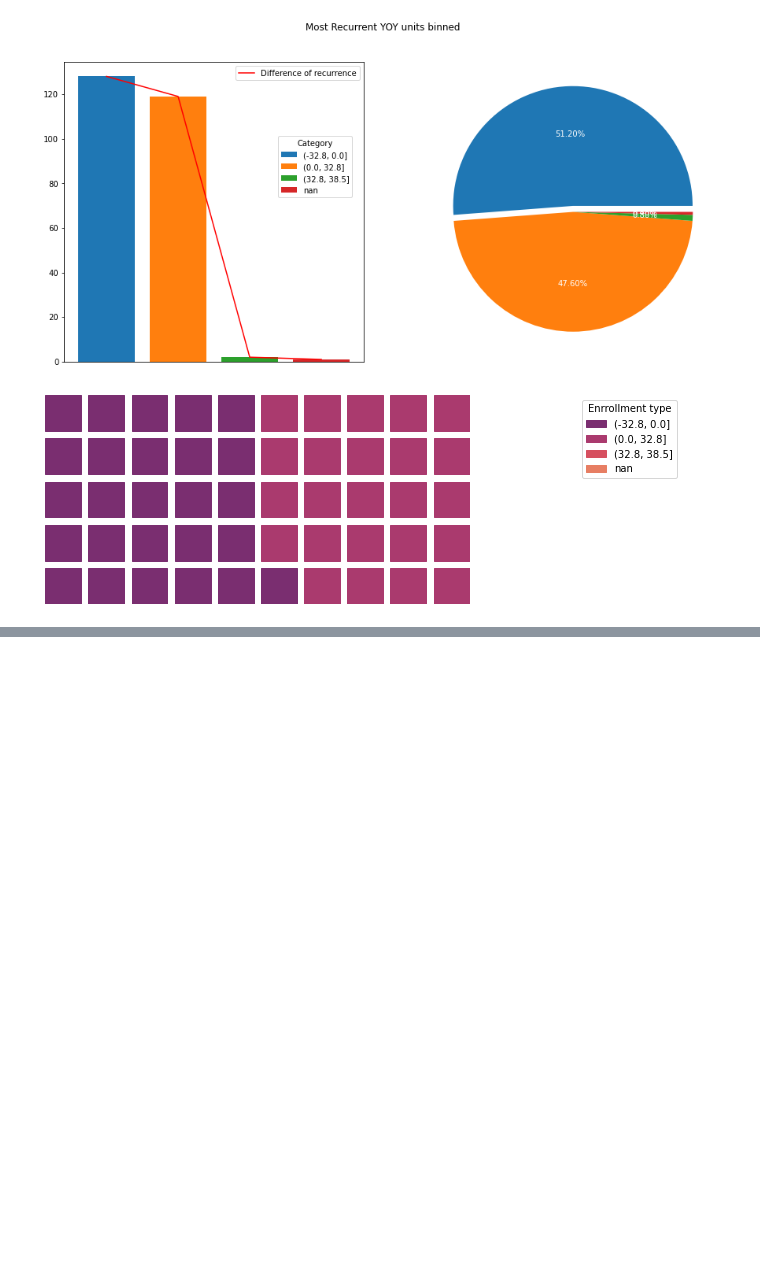
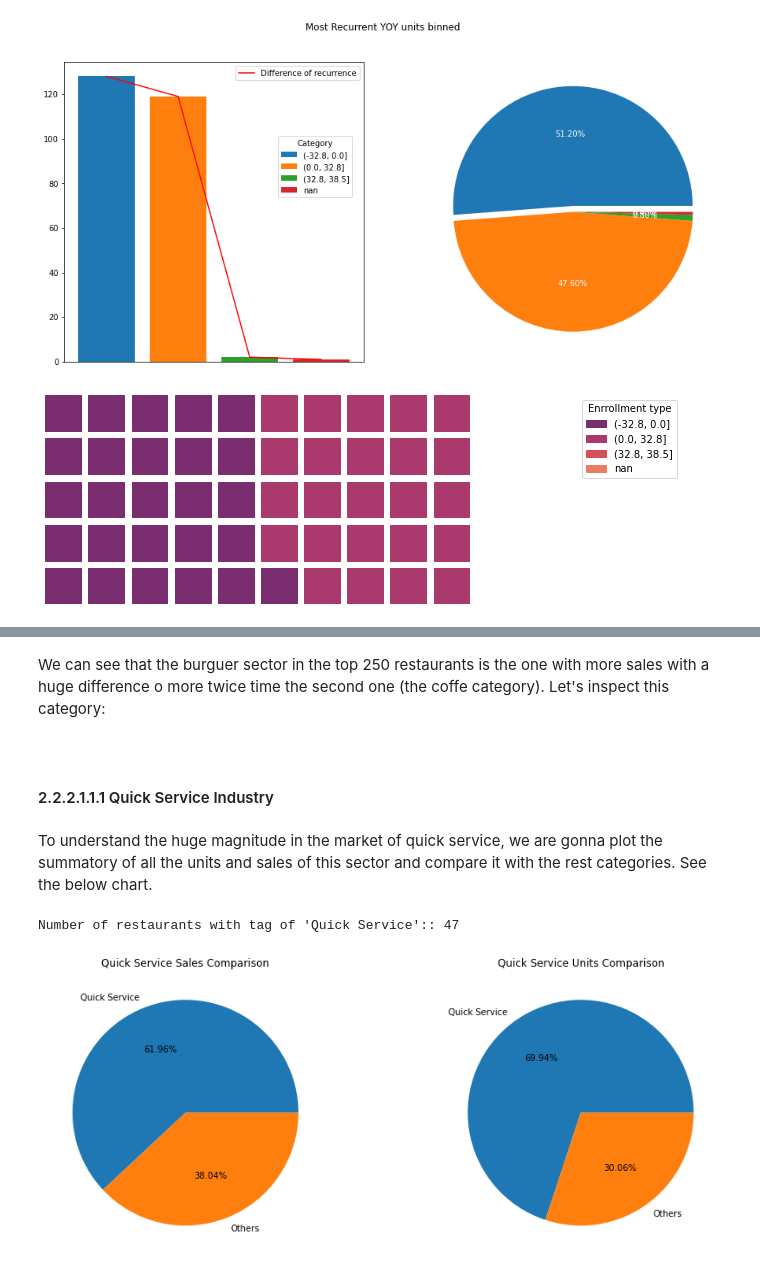
Before and after one commit to ftarantuviez/Restaurant-Business-Rankings-2020, a Jupyter notebook: Restaurant Business Rankings 2020.ipynb, the cells around one changed output, grey strips where cells are left out. Saved outputs shown, nothing was run; the diff lists cells and outputs as text; code cells hidden in the pictures; blank space fills up the shorter version.

```diff
--- a/Restaurant Business Rankings 2020.ipynb
+++ b/Restaurant Business Rankings 2020.ipynb
@@ -706,0 +798,22 @@ summary_categorical(df_top,
+# %% [markdown]
+We can see that the burguer sector in the top 250 restaurants is the one with more sales with a huge difference o more twice time the second one (the coffe category). Let's inspect this category:
+# %% [markdown]
+<a id="2.2.2.1.1.1"></a>
+# %% [markdown]
+#### 2.2.2.1.1.1 Quick Service Industry
+# %% [markdown]
+To understand the huge magnitude in the market of quick service, we are gonna plot the summatory of all the units and sales of this sector and compare it with the rest categories. See the below chart.
+# %%
+fig, (ax1, ax2) = plt.subplots(1,2, figsize=(15,6))
+
+quick_service = df_top[df_top.quick_service == 1].reset_index(drop=True)
+non_quick_service = df_top[df_top.quick_service == 0].reset_index(drop=True)
+
+ax1.pie(x=[sum(quick_service.sales), sum(non_quick_service.sales)], labels=["Quick Service", "Others"], autopct="%.2f%%")
+ax1.set_title("Quick Service Sales Comparison")
+ax2.pie(x=[sum(quick_service.units), sum(non_quick_service.units)], labels=["Quick Service", "Others"], autopct="%.2f%%")
+ax2.set_title("Quick Service Units Comparison")
+print("Number of restaurants with tag of 'Quick Service':: {}".format(len(quick_service)))
+# %% [output]
+Number of restaurants with tag of 'Quick Service':: 47
+[figure, added]
```
Also changed, not shown: parts of 42 cells of this notebook.
